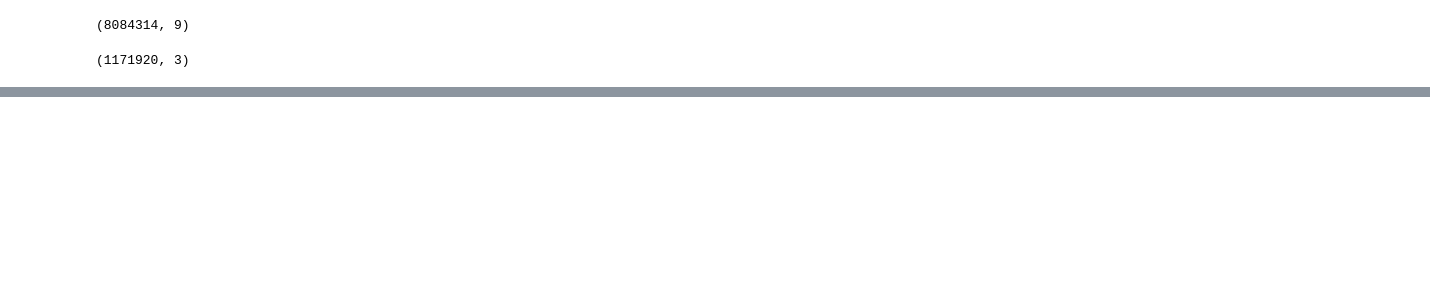
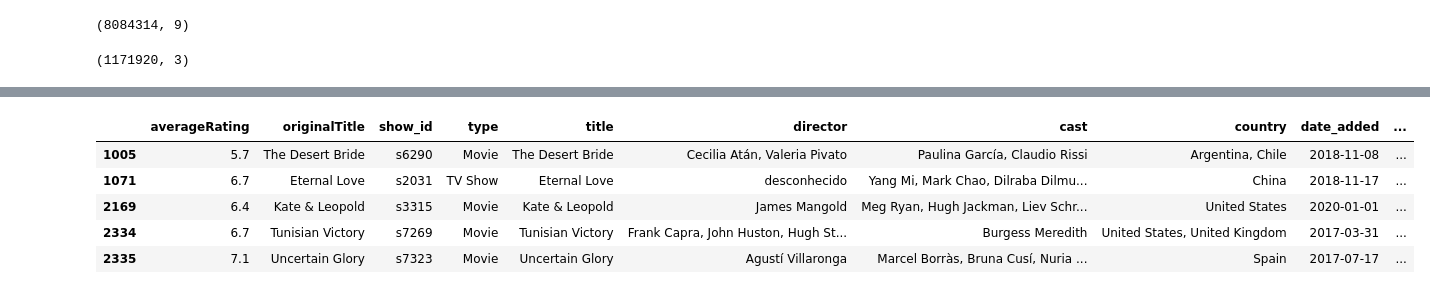
Before and after one commit to danielcti/data-science-project, a Jupyter notebook: dataVisualizationNetflix.ipynb, the cells around one changed output, grey strips where cells are left out. Cells and saved outputs as stored; diff of their text form; code cells hidden in the pictures; blank space fills up the shorter version.

```diff
--- a/dataVisualizationNetflix.ipynb
+++ b/dataVisualizationNetflix.ipynb
@@ -767,0 +823,10 @@ dfNotas.shape
+# %%
+juntaTD.drop_duplicates(subset =['originalTitle'], keep = False, inplace = True)
+juntaTD.head()
+# %% [output]
+|  | averageRating | originalTitle | show_id | type | title | director | cast | country | date_added | ... |
+| 1005 | 5.7 | The Desert Bride | s6290 | Movie | The Desert Bride | Cecilia Atán, Valeria Pivato | Paulina García, Claudio Rissi | Argentina, Chile | 2018-11-08 | ... |
+| 1071 | 6.7 | Eternal Love | s2031 | TV Show | Eternal Love | desconhecido | Yang Mi, Mark Chao, Dilraba Dilmu... | China | 2018-11-17 | ... |
+| 2169 | 6.4 | Kate & Leopold | s3315 | Movie | Kate & Leopold | James Mangold | Meg Ryan, Hugh Jackman, Liev Schr... | United States | 2020-01-01 | ... |
+| 2334 | 6.7 | Tunisian Victory | s7269 | Movie | Tunisian Victory | Frank Capra, John Huston, Hugh St... | Burgess Meredith | United States, United Kingdom | 2017-03-31 | ... |
+| 2335 | 7.1 | Uncertain Glory | s7323 | Movie | Uncertain Glory | Agustí Villaronga | Marcel Borràs, Bruna Cusí, Nuria ... | Spain | 2017-07-17 | ... |
```
Also changed, not shown: parts of 14 cells of this notebook.
